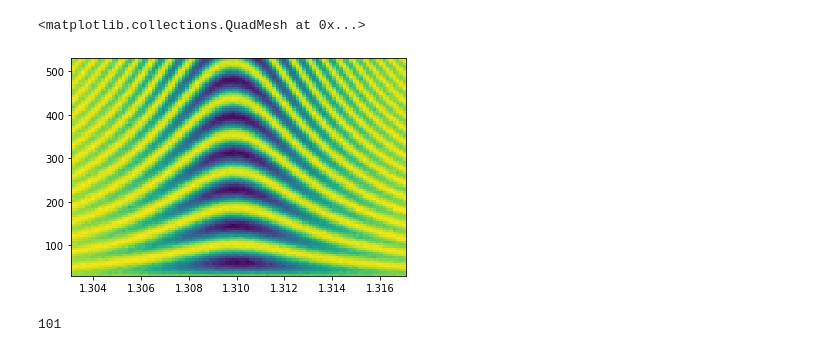
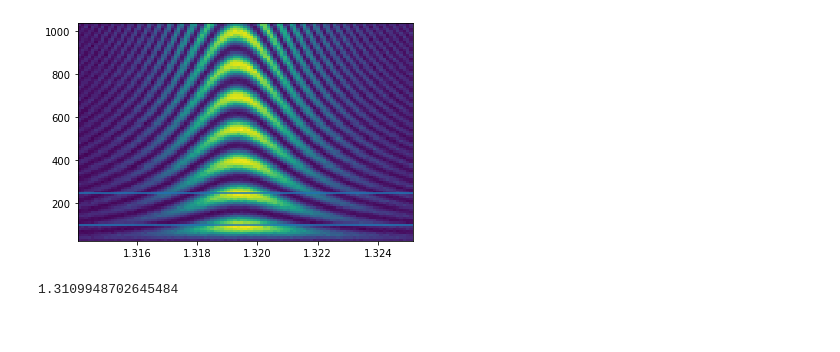
Before and after one commit to david-gorski/subharmonic_superconducting_qubits, a Jupyter notebook: parameters/recreate_experimental.ipynb, the cells around one changed output. Cells and saved outputs as stored; diff of their text form; code cells hidden in the pictures.

```diff
--- a/parameters/recreate_experimental.ipynb
+++ b/parameters/recreate_experimental.ipynb
@@ -27,34 +34,16 @@ pass
 # %%
 # create experimental graphs
-fids = np.array(pd.read_csv("../mingkang_graphing/timeRabi/TimeRabi_amp0.38.csv", header=None).values.tolist()).transpose()
-freq_list = pd.read_csv("../mingkang_graphing/timeRabi/TimeRabi_amp0.38_Freq.csv", header=None)[0].to_list()
-dur_list = pd.read_csv("../mingkang_graphing/timeRabi/TimeRabi_amp0.38_pulseLength.csv", header=None)[0].to_list()
+fids = np.array(pd.read_csv("../mingkang_graphing/timeRabi/TimeRabi_amp0.3.csv", header=None).values.tolist()).transpose()
+freq_list = pd.read_csv("../mingkang_graphing/timeRabi/TimeRabi_amp0.3_Freq.csv", header=None)[0].to_list()
+dur_list = pd.read_csv("../mingkang_graphing/timeRabi/TimeRabi_amp0.3_pulseLength.csv", header=None)[0].to_list()
 # %%
-plt.pcolormesh(freq_list, dur_list, fids)
+plt.pcolormesh(freq_list, dur_list, -1*fids, shading='auto')
+plt.axhline(100)
+plt.axhline(245)
+plt.show()
 # %% [output]
-<matplotlib.collections.QuadMesh at 0x...>
-[figure, old version]
+[figure, new version]
-# %%
-center_offset = 0.2628912071535022
-freq_list = system.first_energy_spacing/3 - np.linspace(center_offset-0.4, center_offset+0.4, 150)
-dur_list = np.linspace(25, 225, 150)
-tanh.setup(11.100294042683936, 0, ramp_slope, cut_factor, dur_list) # just need to have correct amp
-stuff3 = generate_fidelity_landscape(system, tanh, freq_list, dur_list, t_multiplier=2)
-
-def generate_fidelity_landscape(system, pulse, freq_list, dur_list, t_multiplier=5):
-    fids = [] # an array of columns in the landscape
-    for freq in tqdm(freq_list):
-        fid_column = []
-        for dur in dur_list:
-            tlist = np.linspace(0, dur, int(dur*t_multiplier))
-            pulse.setup(amplitude=pulse._amp, drive_frequency=freq, ramp_slope=ramp_slope, cut_factor=cut_factor, tlist=tlist)
-            s = solver.time_evolve(system.H0, system.H1, pulse.pulse_func, tlist, system.starting_state)
-            fidelity = expv.expectation_value(s.states[-1], system.target_state)
-            fid_column.append(fidelity)
-        fids.append(fid_column)
-
-    plt.pcolormesh(freq_list / (2*np.pi), dur_list, np.swapaxes(fids,0,1), shading='auto')
-
-    return fids
-# %% [output]
-101
+# %%
+(system.first_energy_spacing/3 - 0.08) / (2 * np.pi)
+# %% [output]
+1.3109948702645484
```
Also changed, not shown: parts of 11 cells of this notebook, 12 other files.
